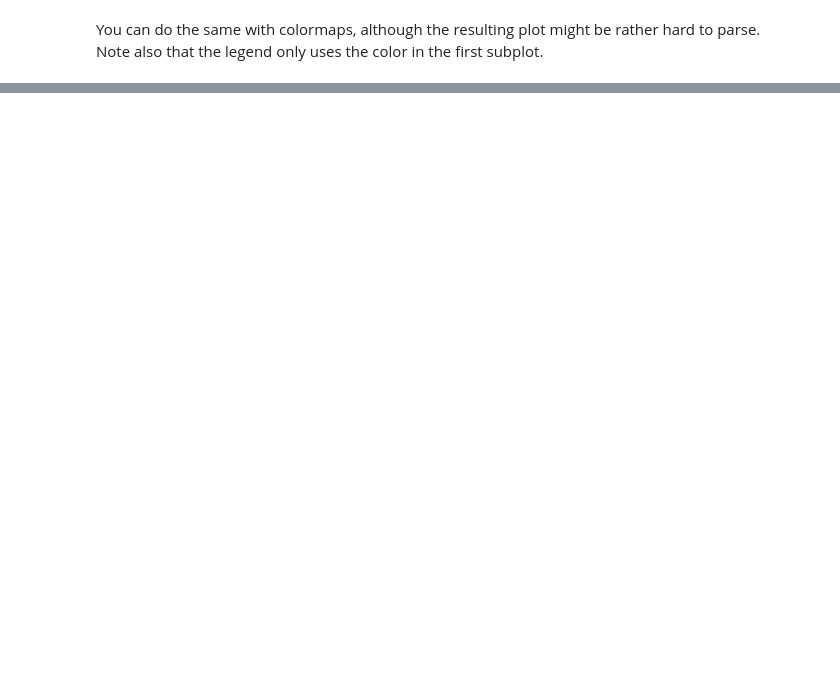
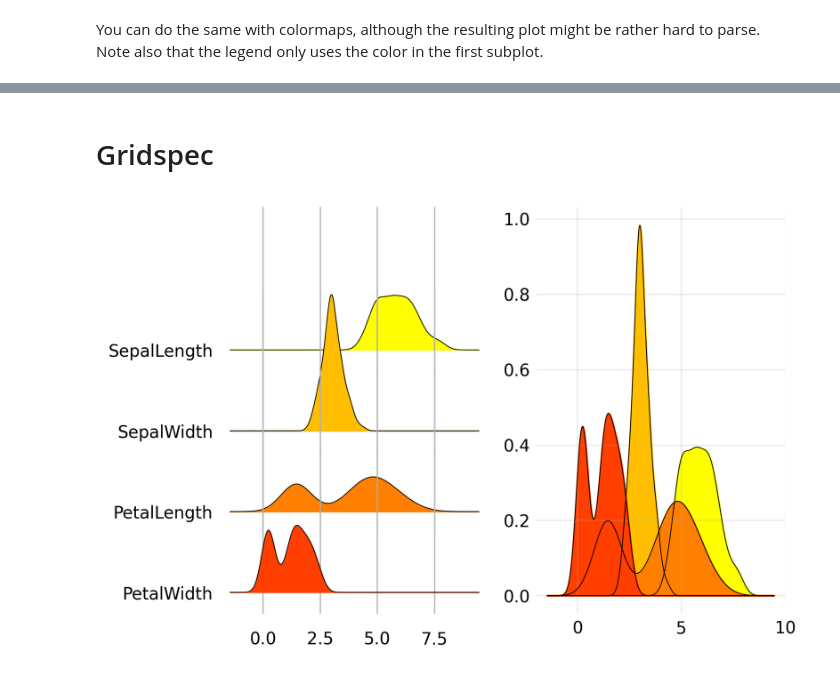
Before and after one commit to leotac/joypy, a Jupyter notebook: Joyplot.ipynb, the cells around one changed output, grey strips where cells are left out. Drawn from its saved outputs; the diff is of its cells as text; code cells hidden in the pictures; blank space fills up the shorter version.

Commit message:
adding the gridspec example

```diff
--- a/Joyplot.ipynb
+++ b/Joyplot.ipynb
@@ -340,0 +341,40 @@ fig, axes = joypy.joyplot(iris,fill=True, legend=True, by="Name", column=["Sepal
+# %% [markdown]
+# Gridspec
+# %%
+from scipy.stats import gaussian_kde
+import matplotlib.gridspec as gridspec
+from matplotlib import cm
+from matplotlib.colors import rgb2hex
+
+df=iris.drop(['Name'], axis='columns')
+
+fig = plt.figure(dpi=300)
+gs = fig.add_gridspec(nrows=4, ncols=2)
+
+ax1 = fig.add_subplot(gs[0, 0])
+ax2 = fig.add_subplot(gs[1, 0])
+ax3 = fig.add_subplot(gs[2, 0])
+ax4 = fig.add_subplot(gs[3, 0])
+
+ax5 = fig.add_subplot(gs[:, 1])
+
+axes = [ax1, ax2, ax3, ax4]
+joypy.joyplot(df, grid=True, ax=axes, colormap=cm.autumn_r, linewidth=0.5)
+
+limits = ax1.get_xlim()
+x = np.arange(limits[0], limits[1], 0.01)
+ncols = len(df.columns)
+
+for i, (col, vals) in enumerate(df.items()):
+    gkde = gaussian_kde(vals, bw_method=None)
+    y = gkde.evaluate(x)
+    ax5.plot(x, y, lw=0.5, color='k')
+    ax5.fill_between(x, y, color=rgb2hex(cm.autumn_r(i / ncols)))
+
+for spine in ['top', 'left', 'bottom', 'right']:
+    ax5.spines[spine].set_visible(False)
+
+ax5.grid(True, zorder=-1, alpha=0.25)
+ax5.tick_params(which='both', width=0.00, length=0)
+# %% [output]
+[figure, added]
```
Also changed, not shown: parts of 22 cells of this notebook, 1 other file.
